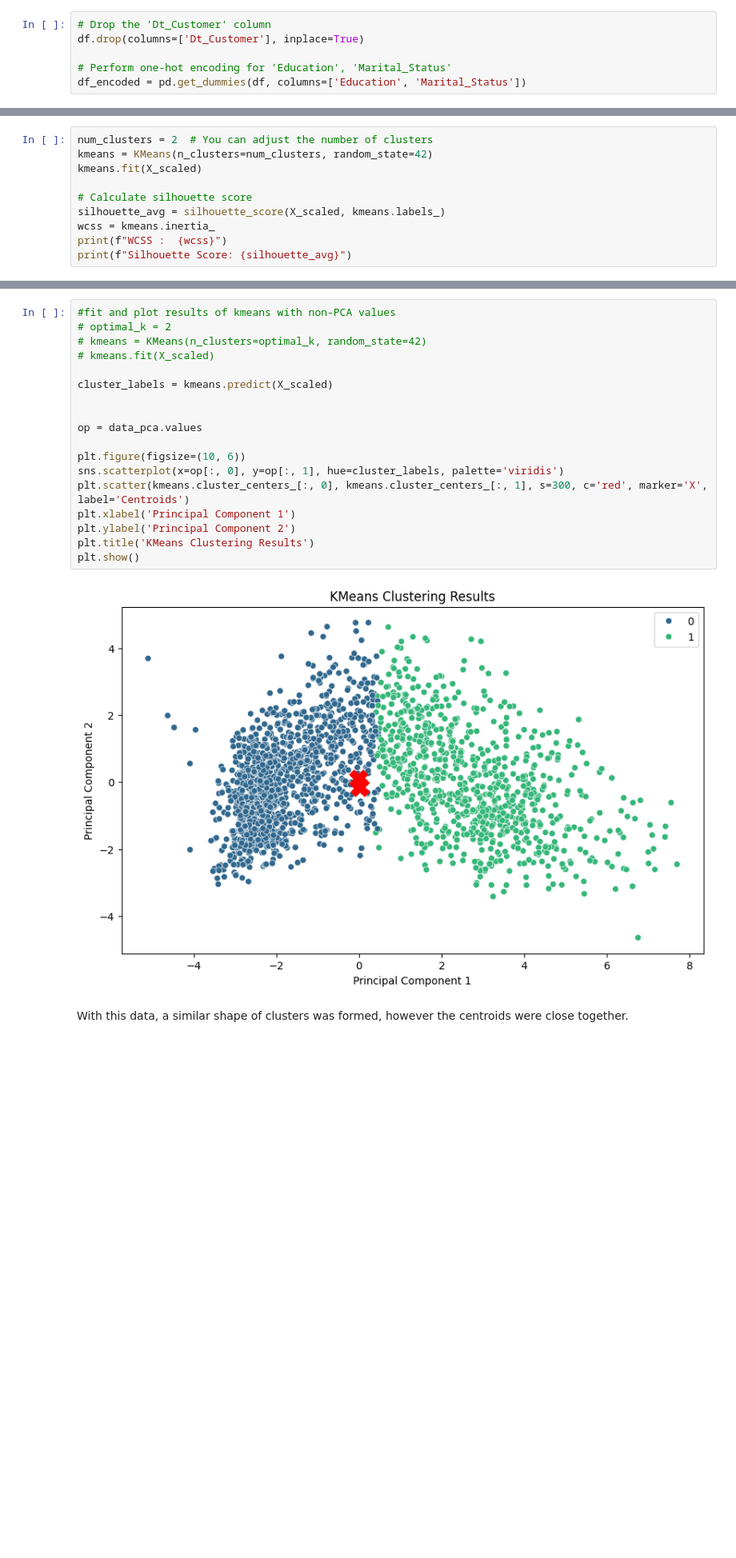
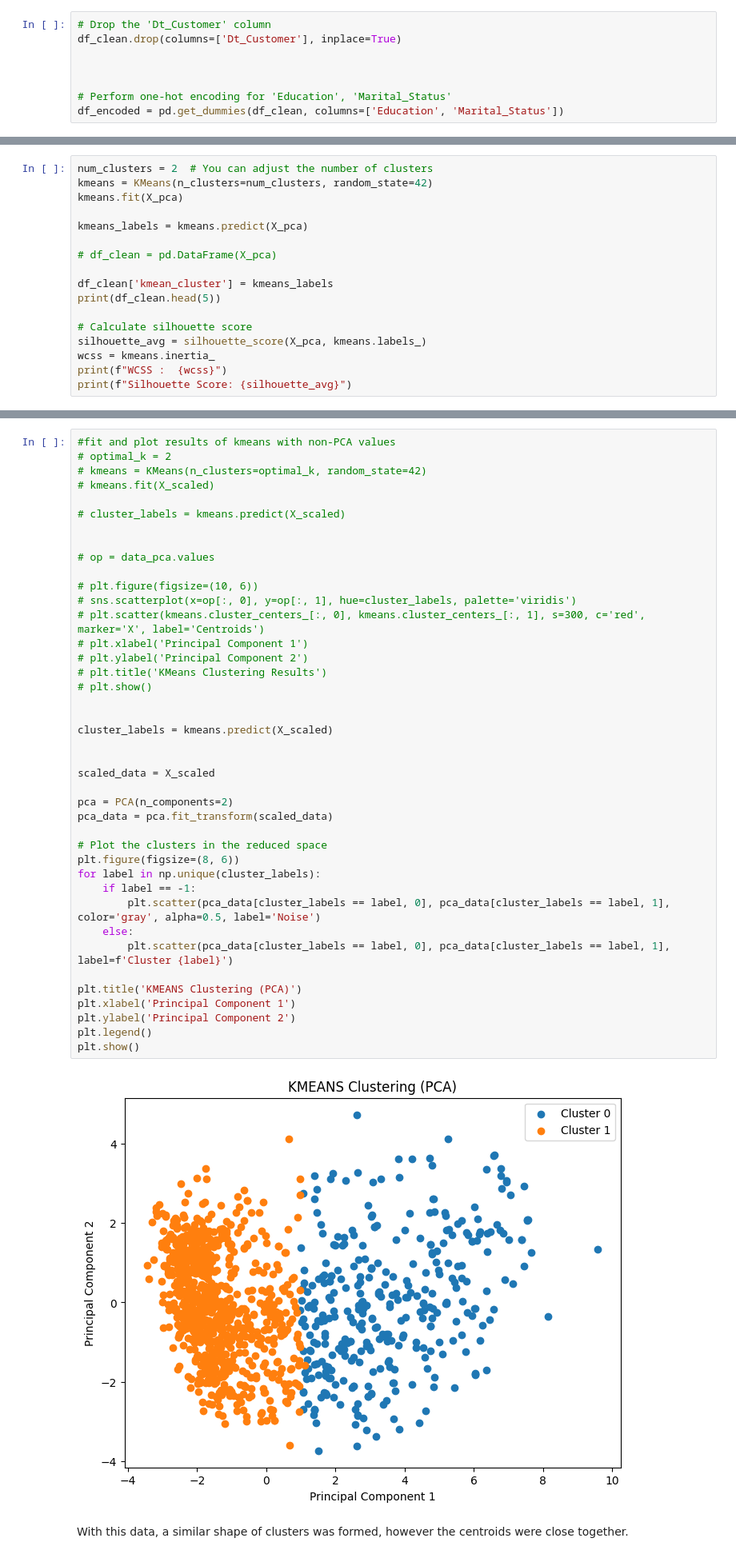
Before and after one commit to COMP3610-Group-H/Customer-Segmentation, a Jupyter notebook: custSeg.ipynb, the cells around one changed output, grey strips where cells are left out. Shown at 80% size. Saved outputs shown, nothing was run; the diff lists cells and outputs as text; blank space fills up the shorter version.

```diff
--- a/custSeg.ipynb
+++ b/custSeg.ipynb
@@ -111,10 +174,12 @@ It should be noted that the column containing the dates of purchase 'Dt_customer
 The rest of the catgorical features were onehot encoded.
 # %%
 # Drop the 'Dt_Customer' column
-df.drop(columns=['Dt_Customer'], inplace=True)
+df_clean.drop(columns=['Dt_Customer'], inplace=True)
+
+
 
 # Perform one-hot encoding for 'Education', 'Marital_Status'
-df_encoded = pd.get_dummies(df, columns=['Education', 'Marital_Status'])
+df_encoded = pd.get_dummies(df_clean, columns=['Education', 'Marital_Status'])
 # %%
 # Create a correlation matrix for the encoded DataFrame
 correlation_matrix_encoded = df_encoded.corr()
@@ -308,10 +369,17 @@ We now attempt Kmeans Clustering on this data.
 # %%
 num_clusters = 2  # You can adjust the number of clusters
 kmeans = KMeans(n_clusters=num_clusters, random_state=42)
-kmeans.fit(X_scaled)
+kmeans.fit(X_pca)
+
+kmeans_labels = kmeans.predict(X_pca)
+
+# df_clean = pd.DataFrame(X_pca)
+
+df_clean['kmean_cluster'] = kmeans_labels
+print(df_clean.head(5))
 
 # Calculate silhouette score
-silhouette_avg = silhouette_score(X_scaled, kmeans.labels_)
+silhouette_avg = silhouette_score(X_pca, kmeans.labels_)
 wcss = kmeans.inertia_
 print(f"WCSS :  {wcss}")
 print(f"Silhouette Score: {silhouette_avg}")
@@ -321,23 +404,46 @@ Silhouette Score: 0.17152435971263608
 # %%
 #fit and plot results of kmeans with non-PCA values
 # optimal_k = 2
 # kmeans = KMeans(n_clusters=optimal_k, random_state=42)
 # kmeans.fit(X_scaled)
 
+# cluster_labels = kmeans.predict(X_scaled)
+
+
+# op = data_pca.values
+
+# plt.figure(figsize=(10, 6))
+# sns.scatterplot(x=op[:, 0], y=op[:, 1], hue=cluster_labels, palette='viridis')
+# plt.scatter(kmeans.cluster_centers_[:, 0], kmeans.cluster_centers_[:, 1], s=300, c='red', marker='X', label='Centroids')
+# plt.xlabel('Principal Component 1')
+# plt.ylabel('Principal Component 2')
+# plt.title('KMeans Clustering Results')
+# plt.show()
+
+
 cluster_labels = kmeans.predict(X_scaled)
 
 
-op = data_pca.values
+scaled_data = X_scaled
 
-plt.figure(figsize=(10, 6))
-sns.scatterplot(x=op[:, 0], y=op[:, 1], hue=cluster_labels, palette='viridis')
-plt.scatter(kmeans.cluster_centers_[:, 0], kmeans.cluster_centers_[:, 1], s=300, c='red', marker='X', label='Centroids')
+pca = PCA(n_components=2)
+pca_data = pca.fit_transform(scaled_data)
+
+# Plot the clusters in the reduced space
+plt.figure(figsize=(8, 6))
+for label in np.unique(cluster_labels):
+    if label == -1:
+        plt.scatter(pca_data[cluster_labels == label, 0], pca_data[cluster_labels == label, 1], color='gray', alpha=0.5, label='Noise')
+    else:
+        plt.scatter(pca_data[cluster_labels == label, 0], pca_data[cluster_labels == label, 1], label=f'Cluster {label}')
+
+plt.title('KMEANS Clustering (PCA)')
 plt.xlabel('Principal Component 1')
 plt.ylabel('Principal Component 2')
-plt.title('KMeans Clustering Results')
+plt.legend()
 plt.show()
 # %% [output]
-[figure, old version]
+[figure, new version]
 # %% [markdown]
 With this data, a similar shape of clusters was formed, however the centroids were close together.
 # %% [markdown]
```
Also changed, not shown: parts of 22 cells of this notebook.
